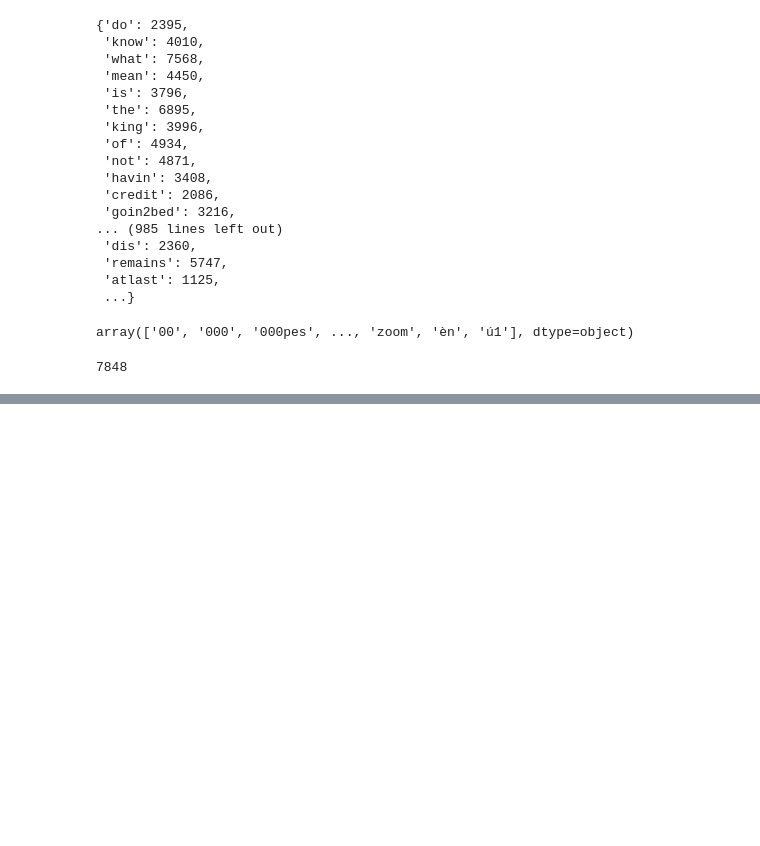
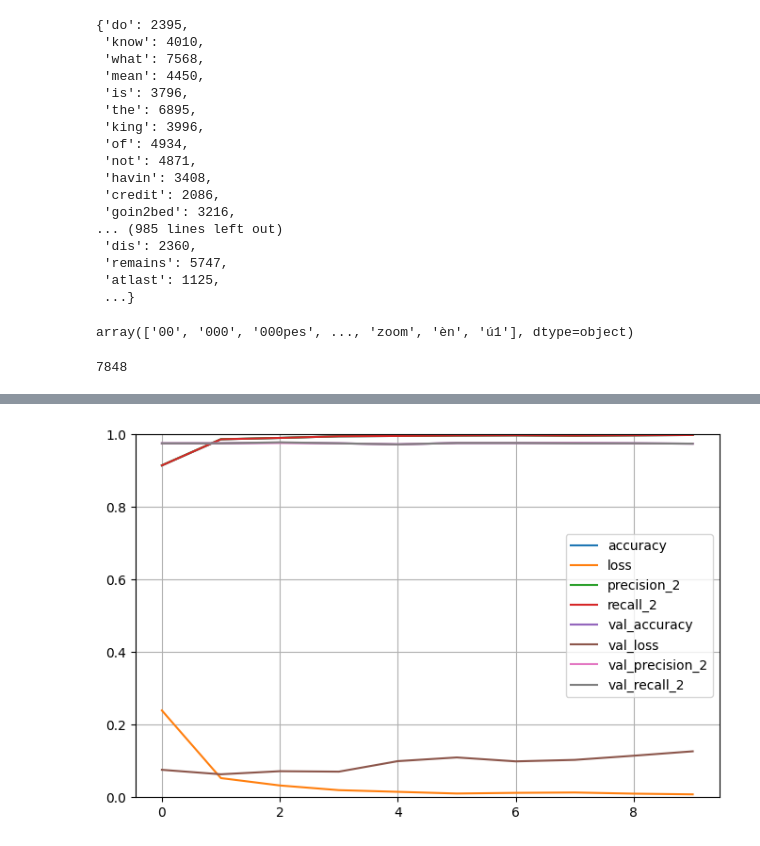
Before and after one commit to SheshamJoseph/Hybrid_SE_system, a Jupyter notebook: cse_detection.ipynb, the cells around one changed output, grey strips where cells are left out. Drawn from its saved outputs; the diff is of its cells as text; code cells hidden in the pictures; blank space fills up the shorter version.

Commit message:
fixed issue with attention  layer, trained rnn

```diff
--- a/cse_detection.ipynb
+++ b/cse_detection.ipynb
@@ -693,18 +691,21 @@ from tensorflow.keras.utils import to_categorical
 y_train_encoded = to_categorical(y_train.map({'no': 0, 'yes': 1}))
 y_test_encoded = to_categorical(y_test.map({'no': 0, 'yes': 1}))
 # %%
-from tensorflow.keras.layers import Attention, Conv1D
+from tensorflow.keras.layers import Attention, Conv1D, Input, GlobalMaxPooling1D
+from tensorflow.keras.models import Model
 
 # building the rnn
-model = Sequential([
-    Embedding(input_dim=5000, output_dim=128, input_length=max_length),
-    Conv1D(64, 3, activation='relu'),
-    LSTM(128, return_sequences=True),
-    Attention(),
-    Dropout(0.2),
-    Dense(64, activation='tanh'),
-    Dense(1, activation='sigmoid'),
-    ])
+inputs = Input(shape=(max_length,))
+x = Embedding(input_dim=5000, output_dim=128)(inputs)
+x = Conv1D(64, 3, activation='relu')(x)
+x = LSTM(128, return_sequences=True)(x)
+x = Dropout(0.2)(x)
+attention_output = Attention()([x, x])  # Self-attention
+x = GlobalMaxPooling1D()(attention_output)  # Dimensionality reduction
+x = Dense(64, activation='relu')(x)
+outputs = Dense(2, activation='sigmoid')(x)
+
+model = Model(inputs, outputs)
 # %%
 from tensorflow.keras.metrics import Precision, Recall
 
@@ -723,0 +743,8 @@ ValueError: Attention layer must be called on a list of inputs, namely [query, v
+# %%
+history_df = pd.DataFrame(history.history)
+history_df.plot(figsize=(8, 5))
+plt.grid(True)
+plt.gca().set_ylim(0, 1)
+plt.show()
+# %% [output]
+[figure, added]
```
Also changed, not shown: parts of 2 cells of this notebook.
